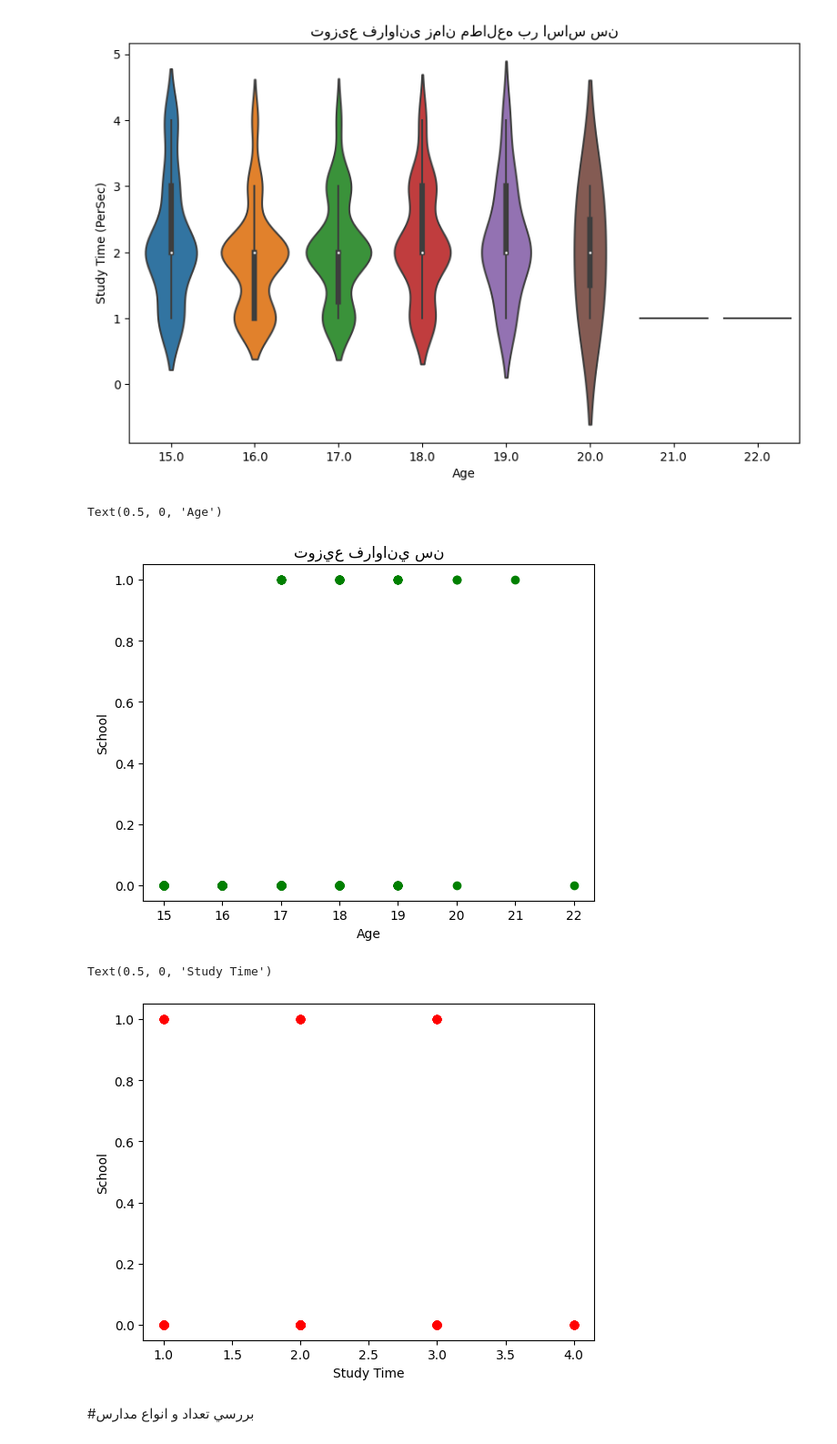
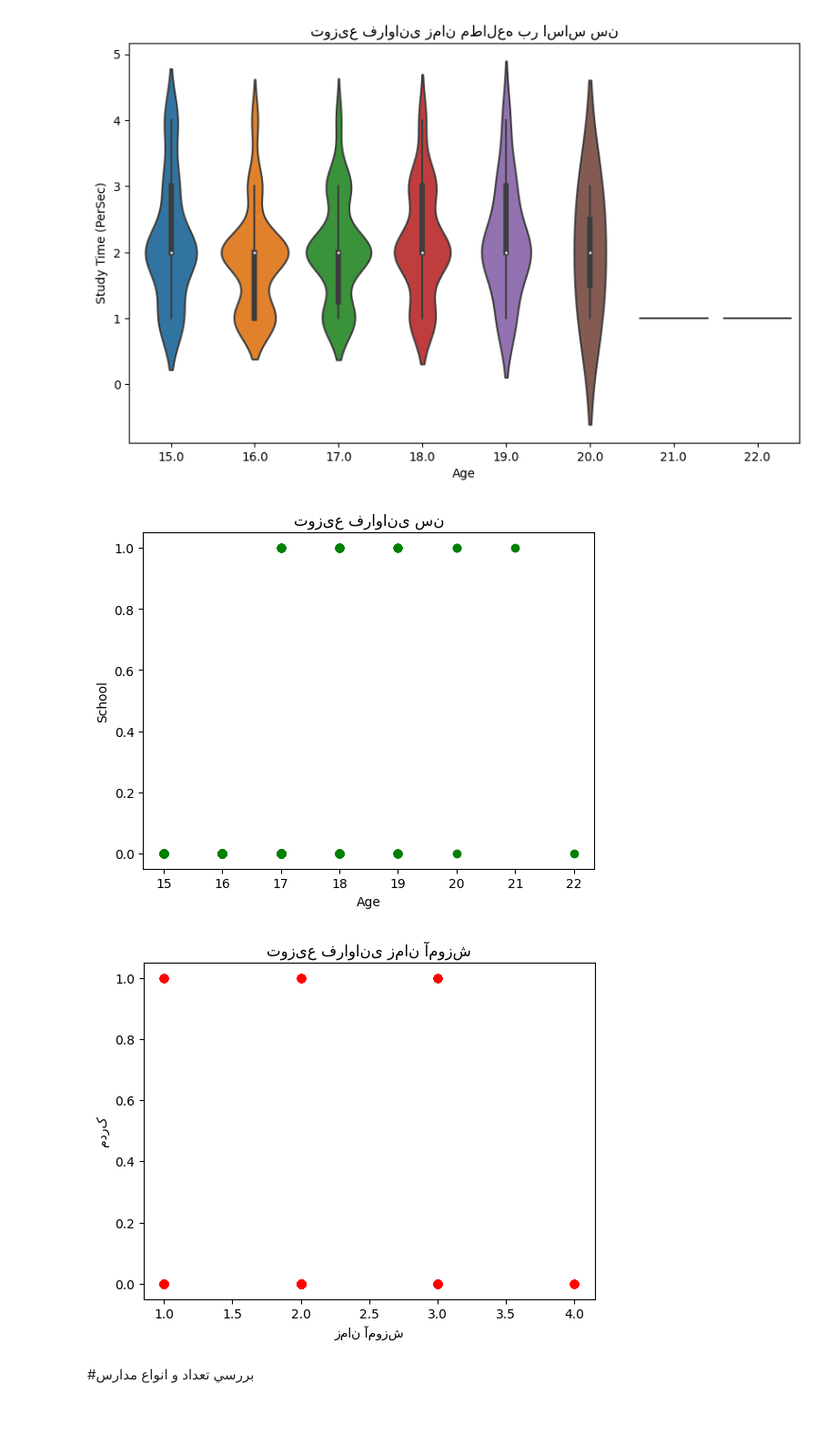
Before and after one commit to AmirNBA9/MachineLearning, a Jupyter notebook: Examin-Num01.ipynb, the cells around one changed output. Shown: that part at 91% size. Saved outputs shown, nothing was run; the diff lists cells and outputs as text; code cells hidden in the pictures; blank space fills up the shorter version.

```diff
--- a/Examin-Num01.ipynb
+++ b/Examin-Num01.ipynb
@@ -117,0 +122,7 @@ data.head(10)
+# %%
+from sklearn.impute import KNNImputer as knn
+
+imputer = knn(n_neighbors=2)
+data['internet'] = imputer.fit_transform(data['internet'].values.reshape(-1, 1))
+
+data.head(7)
@@ -123,7 +144,6 @@ data["G1"].fillna( method ='ffill', inplace = True)
 data["G3"].fillna( method ='ffill', inplace = True)
 data["feespaid"].fillna( method ='ffill', inplace = True)
 data["ecactivities"].fillna( method ='ffill', inplace = True)
-data["internet"].fillna( method ='ffill', inplace = True)
 data["freetime"].fillna( method ='ffill', inplace = True)
 data["goout"].fillna( method ='ffill', inplace = True)
 data["health"].fillna( method ='ffill', inplace = True)
@@ -142,4 +162,5 @@ data["absences"].fillna( method ='ffill', inplace = True)
 data["Mjob"].fillna( method ='ffill', inplace = True)
 data["Fjob"].fillna( method ='ffill', inplace = True)
 data['school'].fillna( method ='ffill', inplace = True)
-#data.head(7)
+data['G2'].fillna(data['G2'].median , inplace=True)
+data.head(7)
@@ -219,20 +240,21 @@ plt.show()
 # %% [output]
 [figure]
 # %%
-plt.scatter(data['age'],data['school'],color='green')
-plt.title('توزيع فراواني سن')
+plt.scatter(data['age'], data['school'], color='green')
+plt.title('توزیع فراوانی سن')
 plt.ylabel('School') # 0=GP 1=MS
 plt.xlabel('Age')
+plt.show()
 # %% [output]
-Text(0.5, 0, 'Age')
 [figure]
 # %%
-plt.scatter(data['studytime'],data['school'],color='red')
-plt.ylabel('School')
-plt.xlabel('Study Time')
+plt.scatter(data['studytime'], data['school'], color='red')
+plt.title('توزیع فراوانی زمان آموزش')
+plt.ylabel('مدرک') # 0=GP 1=MS
+plt.xlabel('زمان آموزش')
+plt.show()
 # %% [output]
-Text(0.5, 0, 'Study Time')
-[figure, old version]
+[figure, new version]
 # %% [markdown]
 #بررسي تعداد و انواع مدارس
 # %%
```
Also changed, not shown: parts of 13 cells of this notebook.
